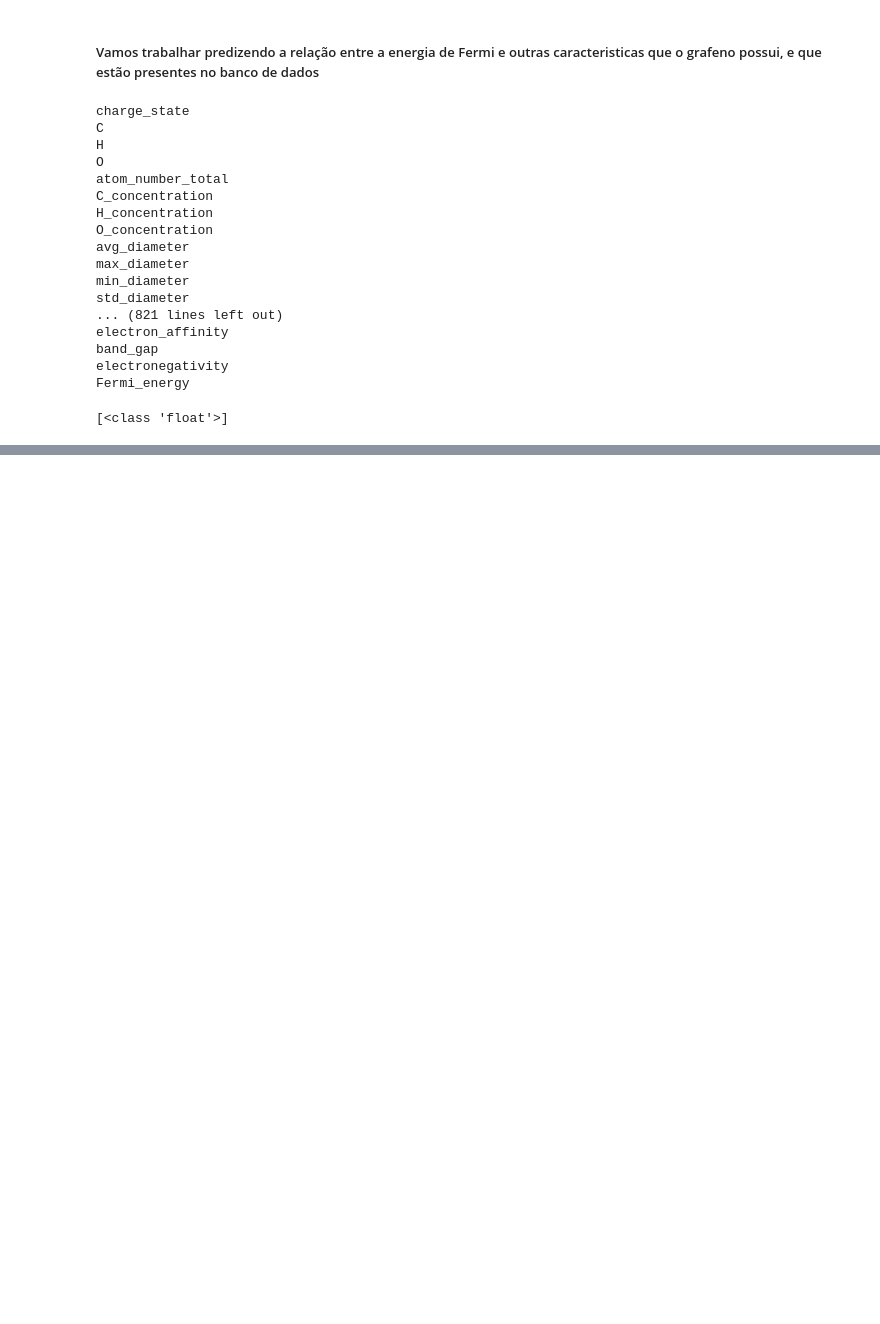
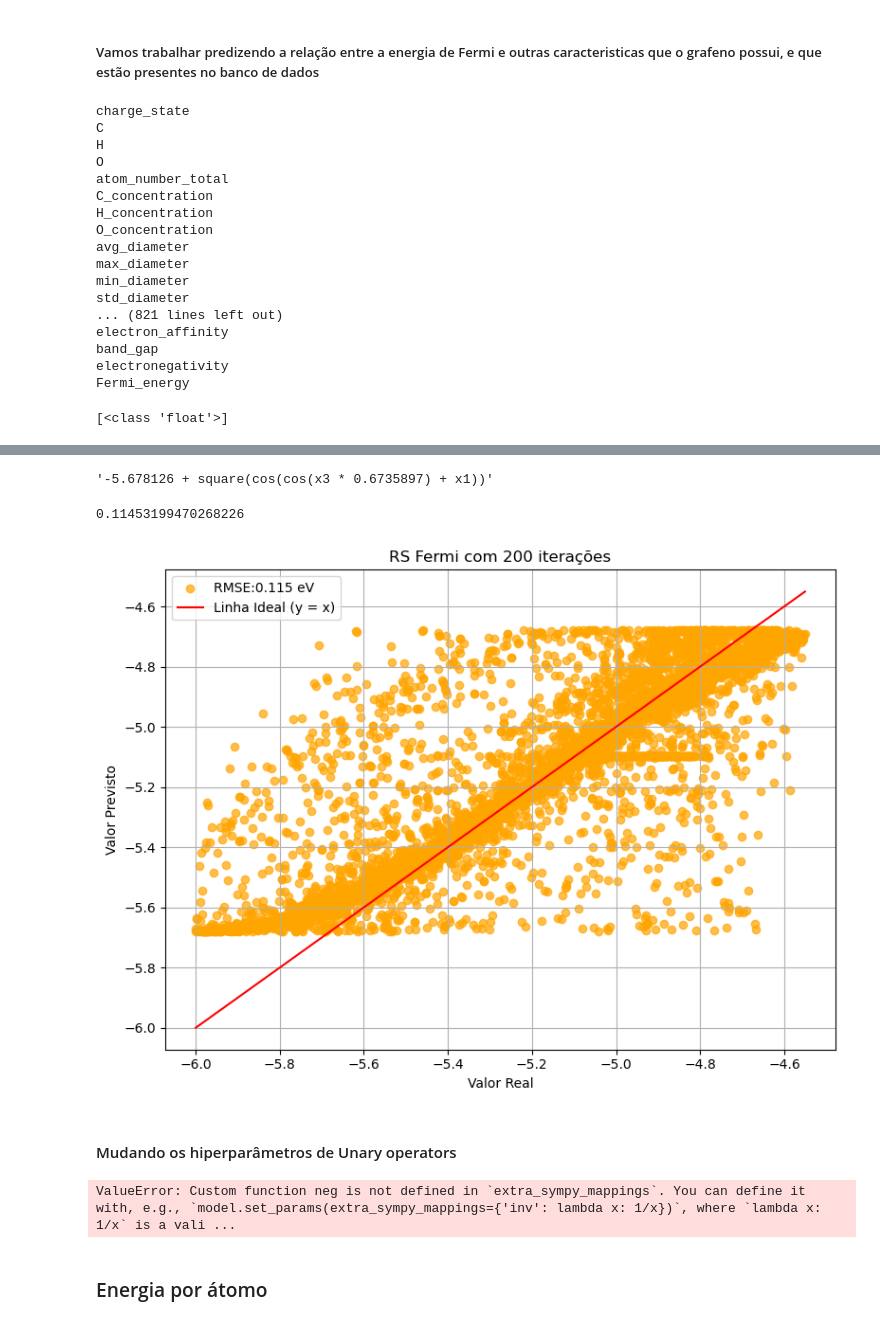
Before and after one commit to isadoramarcondes/Aprendizado-de-maquinas-para-oxido-de-grafeno, a Jupyter notebook: RS_grafeno.ipynb, the cells around one changed output, grey strips where cells are left out. Cells and saved outputs as stored; diff of their text form; code cells hidden in the pictures; blank space fills up the shorter version.

```diff
--- a/RS_grafeno.ipynb
+++ b/RS_grafeno.ipynb
@@ -146,0 +157,20 @@ plot_real_vs_pred(y, y_pred)
+# %%
+model = PySRRegressor(
+    maxsize=20,
+    niterations=200,  # < Increase me for better results
+    binary_operators=["+", "*"],
+    unary_operators=[
+        "cos",
+        "exp",
+        "sin",
+        "inv(x) = 1/x",
+        "square",
+        # ^ Custom operator (julia syntax)
+    ],
+    extra_sympy_mappings={"inv": lambda x: 1 / x},
+    # ^ Define operator for SymPy as well
+    elementwise_loss="loss(prediction, target) = (prediction - target)^2",
+    # ^ Custom loss function (julia syntax)
+)
+# %%
+model.fit(X, y)
@@ -146,0 +214,4 @@ plot_real_vs_pred(y, y_pred)
+# %%
+model.get_best()['equation']
+# %% [output]
+'-5.678126 + square(cos(cos(x3 * 0.6735897) + x1))'
@@ -146,0 +220,22 @@ plot_real_vs_pred(y, y_pred)
+# %%
+print(RMSE_2)
+# %% [output]
+0.11453199470268226
+# %%
+y_pred = model.predict(X)
+
+plt.figure(figsize=(8, 6))
+plt.scatter(y, y_pred, alpha=0.7, color='orange', label = f'RMSE:{RMSE_2:.3f} eV' )
+plt.plot([min(y), max(y)], [min(y), max(y)], 'r', label="Linha Ideal (y = x)")
+plt.xlabel("Valor Real")
+plt.ylabel("Valor Previsto")
+plt.title("RS Fermi com 200 iterações")
+plt.legend()
+plt.grid(True)
+plt.savefig("RS_Teste_oficial_RMSE_0_114")
+plt.tight_layout()
+plt.show()
+# %% [output]
+[figure, added]
+# %% [markdown]
+#### Mudando os hiperparâmetros de Unary operators
@@ -146,0 +265,6 @@ plot_real_vs_pred(y, y_pred)
+# %%
+model.fit(X, y)
+# %% [output]
+ValueError: Custom function neg is not defined in `extra_sympy_mappings`. You can define it with, e.g., `model.set_params(extra_sympy_mappings={'inv': lambda x: 1/x})`, where `lambda x: 1/x` is a vali ...
+# %% [markdown]
+### Energia por átomo
```
Also changed, not shown: parts of 12 cells of this notebook.
